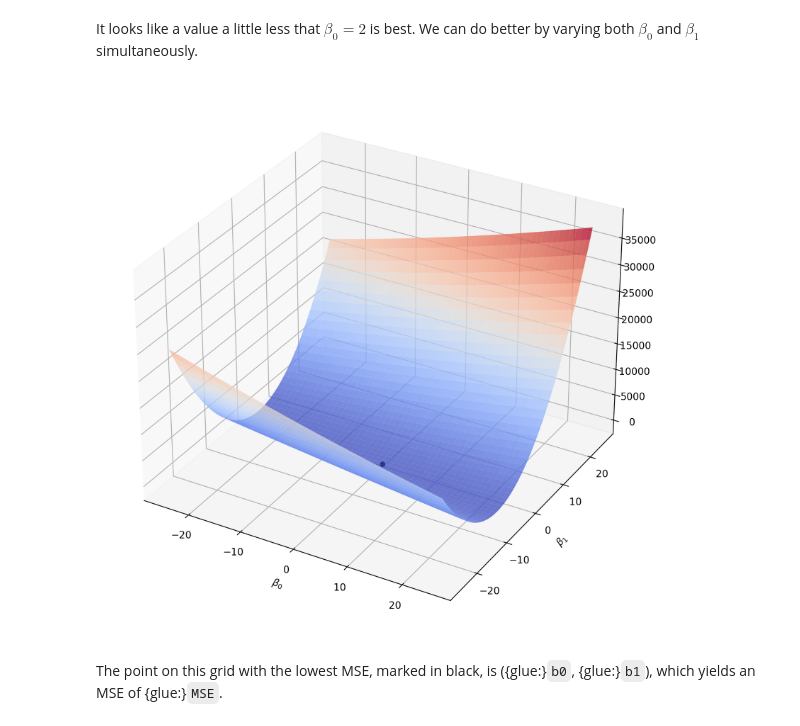
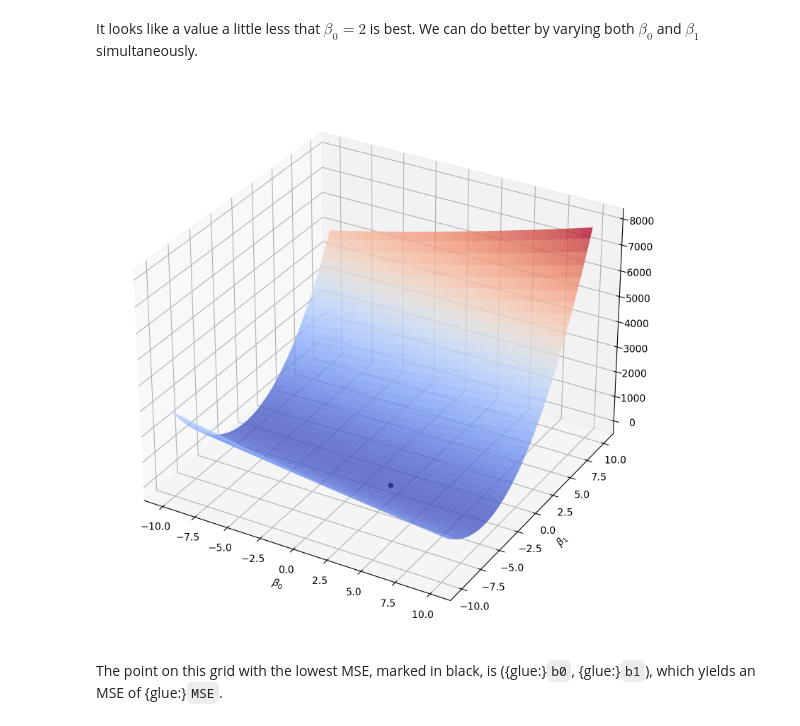
Before and after one commit to stoffprof/qf, a Jupyter notebook: _sources/04a Regression theory.ipynb, the cells around one changed output. Cells and saved outputs as stored; diff of their text form; code cells hidden in the pictures.

```diff
--- a/_sources/04a Regression theory.ipynb
+++ b/_sources/04a Regression theory.ipynb
@@ -227,32 +229,32 @@ It looks like a value a little less that $\beta_0=2$ is best. We can do better b
 # %%
 #  calculate MSE on a "grid" of b0,b1 pairs
 k = 250
-β0 = β1 = np.linspace(-25, 25, k)
+β0 = β1 = np.linspace(-10, 10, k)
 β0, β1 = np.meshgrid(β0, β1)
 
 Z = np.zeros_like(β0)
 
 for i in range(k):
     for j in range(k):
         Z[i,j] = MSE([β0[i,j], β1[i,j]])
 
 # 3D plot
 from mpl_toolkits.mplot3d import Axes3D
 from matplotlib import cm
 
 fig = plt.figure(figsize=(10,10))
 ax = fig.add_subplot(projection='3d')
 ax.plot_surface(β0, β1, Z, cmap=cm.coolwarm, alpha=0.75)
 ax.set_xlabel(r'$\beta_0$')
 ax.set_ylabel(r'$\beta_1$')
 
 # add minimum point
 minidx = np.unravel_index(Z.argmin(), Z.shape)
 ax.scatter(β0[minidx], β1[minidx], Z[minidx], color='k')
 
 plt.show()
 # %% [output]
-[figure, old version]
+[figure, new version]
 # %% [markdown]
 The point on this grid with the lowest MSE, marked in black, is ({glue:}`b0`, {glue:}`b1`), which yields an MSE of {glue:}`MSE`.
 # %% [markdown]
```
Also changed, not shown: parts of 10 cells of this notebook, 57 other files.
